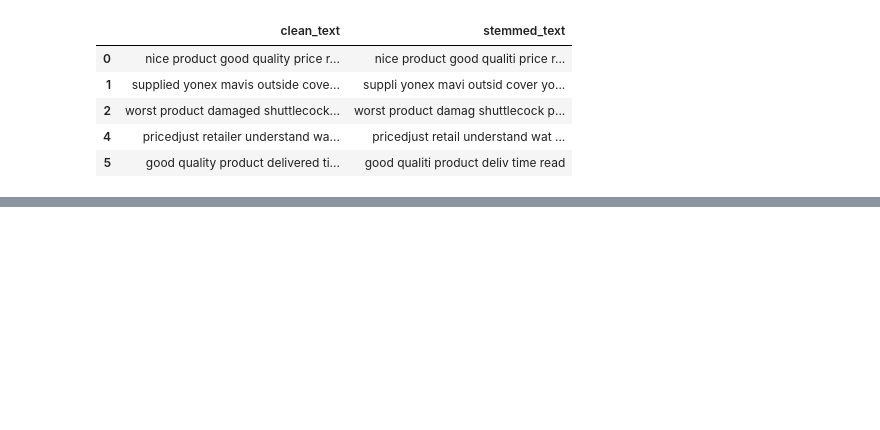
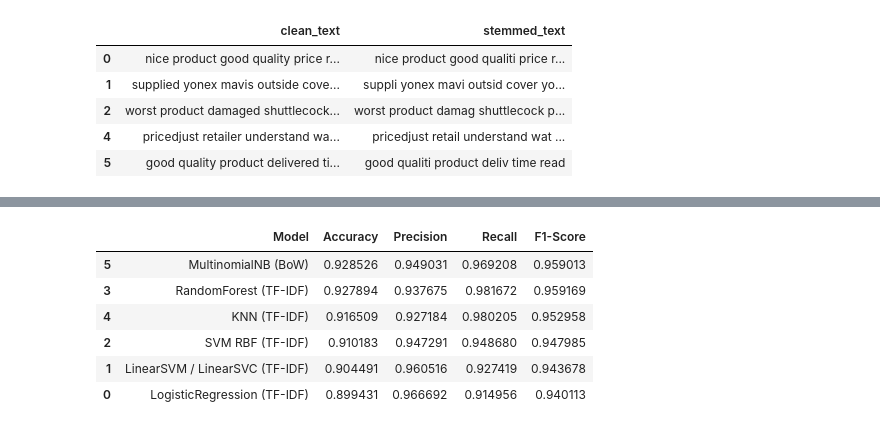
Before and after one commit to pranali1911/Sentiment_Analysis_of_Real_time_Flipkart_Product_Review, a Jupyter notebook: webapp/Sentiment_analysis_of_flipkart_product_reviews.ipynb, the cells around one changed output, grey strips where cells are left out. Saved outputs shown, nothing was run; the diff lists cells and outputs as text; code cells hidden in the pictures; blank space fills up the shorter version.

```diff
--- a/webapp/Sentiment_analysis_of_flipkart_product_reviews.ipynb
+++ b/webapp/Sentiment_analysis_of_flipkart_product_reviews.ipynb
@@ -318,12 +368,13 @@ print(X_bow.shape)
 # %%
+# bag of words
 from sklearn.feature_extraction.text import CountVectorizer
 
+# create bag of words model
 bow_vectorizer = CountVectorizer(
-    max_features=10000,
-    ngram_range=(1, 2),
-    min_df=2
+    max_features=10000, ngram_range=(1,2), min_df=2, max_df=0.95, stop_words="english"
 )
 
+# Fit the model
 X_train_bow = bow_vectorizer.fit_transform(X_train_text)
 X_test_bow  = bow_vectorizer.transform(X_test_text)
 
@@ -594,0 +438,22 @@ Predicted Sentiment: Negative
+# %%
+from sklearn.metrics import accuracy_score, precision_score, recall_score, f1_score
+
+for name, model, Xtr, Xte in models:
+    print("\nTraining:", name)
+
+    # 1️⃣ Train model
+    model.fit(Xtr, y_train)
+
+    # 2️⃣ Predict
+    y_pred = model.predict(Xte)
+
+    # 3️⃣ Evaluate
+    acc = accuracy_score(y_test, y_pred)
+    prec = precision_score(y_test, y_pred, zero_division=0)
+    rec = recall_score(y_test, y_pred, zero_division=0)
+    f1 = f1_score(y_test, y_pred, zero_division=0)
+
+    print("Accuracy :", round(acc, 4))
+    print("Precision:", round(prec, 4))
+    print("Recall   :", round(rec, 4))
+    print("F1-score :", round(f1, 4))
@@ -594,0 +550,24 @@ Predicted Sentiment: Negative
+# %%
+import pandas as pd
+
+results = []
+for name, model, Xtr, Xte in models:
+    y_pred = model.predict(Xte)
+    results.append({
+        'Model': name,
+        'Accuracy': accuracy_score(y_test, y_pred),
+        'Precision': precision_score(y_test, y_pred),
+        'Recall': recall_score(y_test, y_pred),
+        'F1-Score': f1_score(y_test, y_pred)
+    })
+
+summary_df = pd.DataFrame(results)
+display(summary_df.sort_values(by='Accuracy', ascending=False))
+# %% [output]
+|  | Model | Accuracy | Precision | Recall | F1-Score |
+| 5 | MultinomialNB (BoW) | 0.928526 | 0.949031 | 0.969208 | 0.959013 |
+| 3 | RandomForest (TF-IDF) | 0.927894 | 0.937675 | 0.981672 | 0.959169 |
+| 4 | KNN (TF-IDF) | 0.916509 | 0.927184 | 0.980205 | 0.952958 |
+| 2 | SVM RBF (TF-IDF) | 0.910183 | 0.947291 | 0.948680 | 0.947985 |
+| 1 | LinearSVM / LinearSVC (TF-IDF) | 0.904491 | 0.960516 | 0.927419 | 0.943678 |
+| 0 | LogisticRegression (TF-IDF) | 0.899431 | 0.966692 | 0.914956 | 0.940113 |
```
Also changed, not shown: parts of 49 cells of this notebook, 47 other files.
